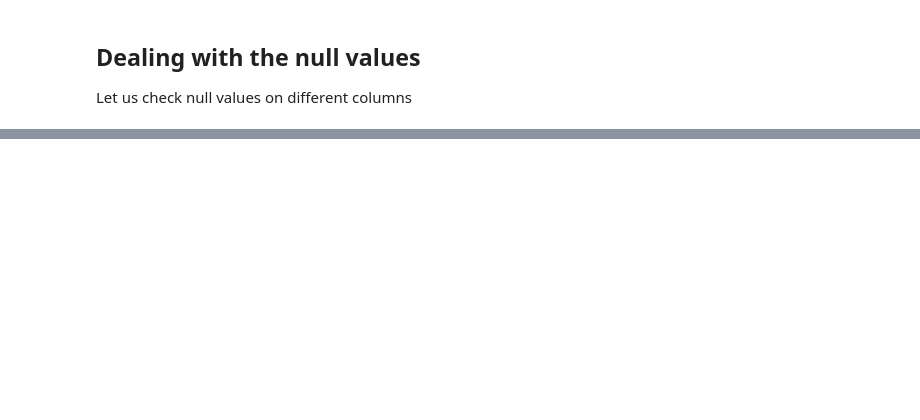
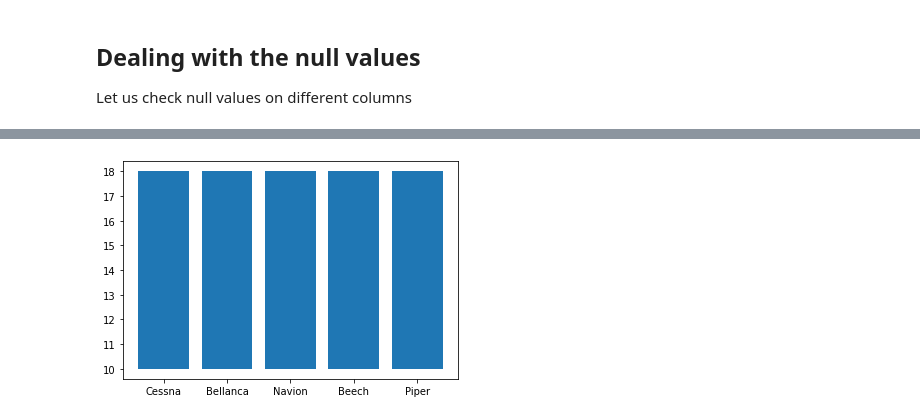
Before and after one commit to mercy-gh/Phase1Project, a Jupyter notebook: index.ipynb, the cells around one changed output, grey strips where cells are left out. Drawn from its saved outputs; the diff is of its cells as text; code cells hidden in the pictures; blank space fills up the shorter version.

```diff
--- a/index.ipynb
+++ b/index.ipynb
@@ -384,0 +557,7 @@ plt.show()
+# %%
+df =airplaneCommPrivUse_df[:10]
+plt.bar(x=df['Make'], y=len(df["Model"]), height=8)
+plt.show()
+#df['Make'].value_counts()
+# %% [output]
+[figure, added]
```
Also changed, not shown: parts of 40 cells of this notebook.
